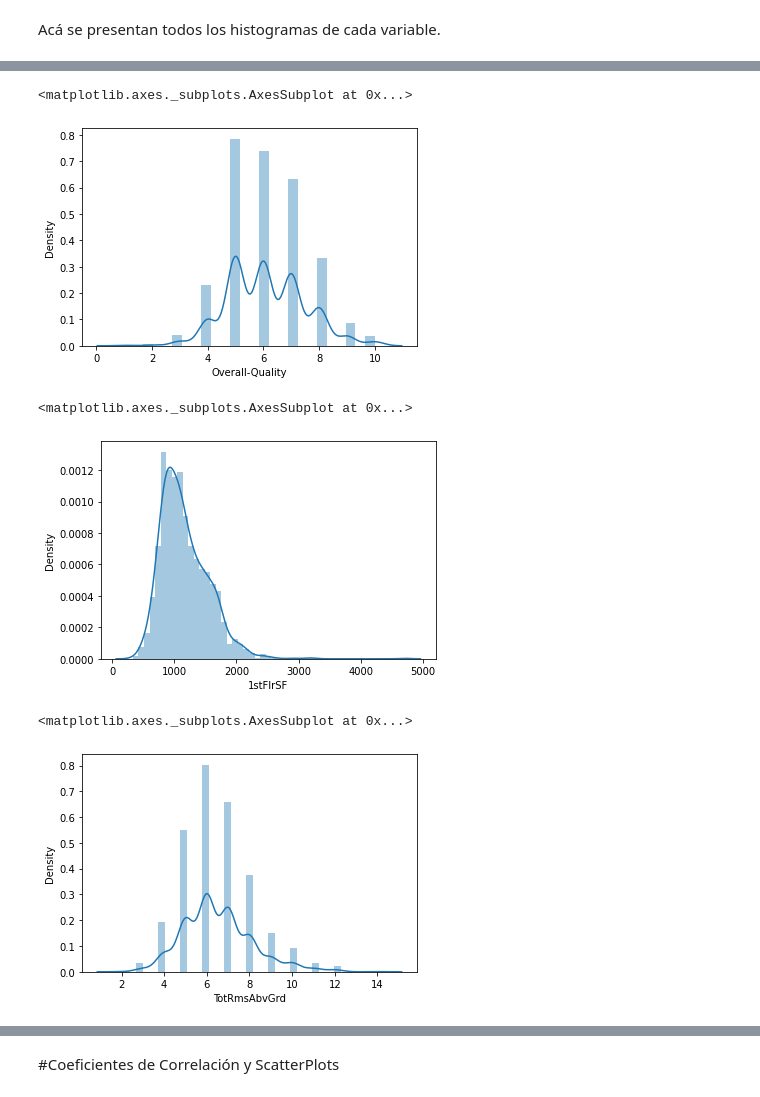
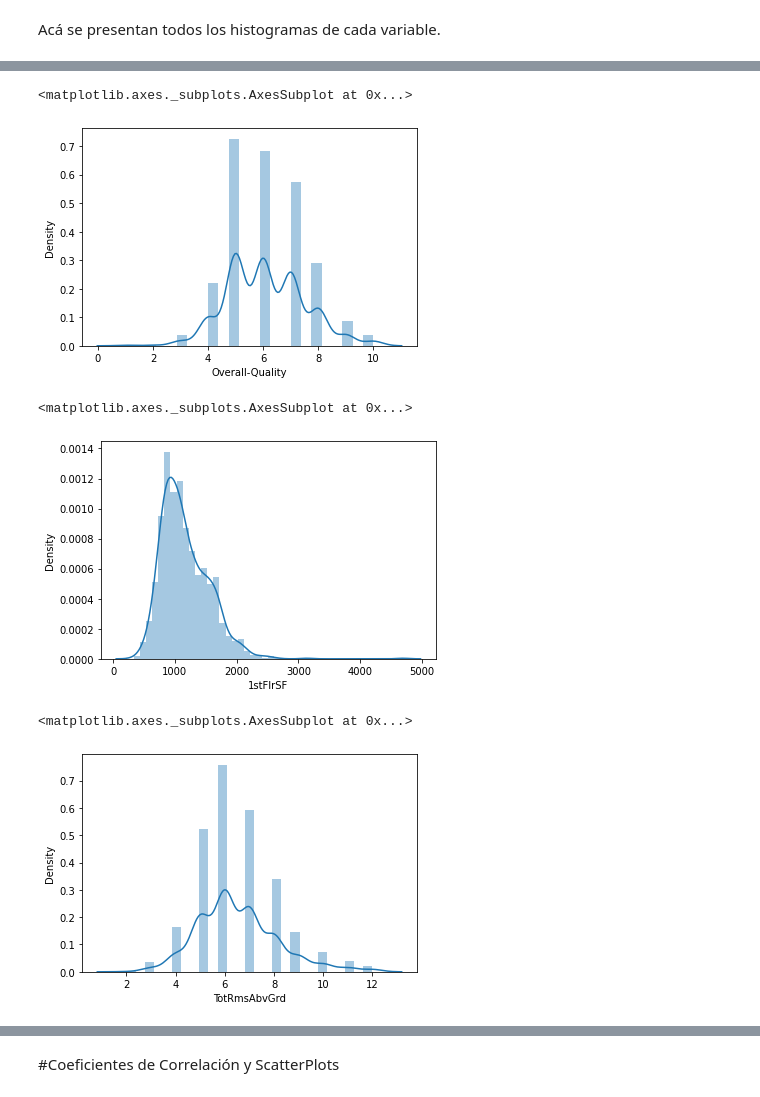
Before and after one commit to cristez/Proyecto1_Regresi-n_lineal_Python, a Jupyter notebook: Proyecto 1.ipynb, the cells around one changed output, grey strips where cells are left out. Drawn from its saved outputs; the diff is of its cells as text; code cells hidden in the pictures.

Commit message:
Versión 3: Los gráficos fueron cambiados a que sean de los datos de entrenamiento. Se implementó el algoalgoritmo del gradient-descent para una de las variables x

```diff
--- a/Proyecto 1.ipynb
+++ b/Proyecto 1.ipynb
@@ -46,7 +47,10 @@ data.head()
 El set es dividido en 2 partes. El data_train representa los datos a entrenar y el data_test representa los datos para validar nuestro algoritmo.
 # %%
 n=len(data)   #Número de registros en el dataSet
-train=int(0.8*n)   #80% de los registros totales para entrenar.
-data_train, data_test=data[:train], data[train:]   #Usando slicing para dividir el set en 2.
+data['Train'] = np.random.uniform(0,1,n) <=0.8 #Create a column to assign a number randomly to 80% of data.
+data_train, data_test=data[data['Train'] ==True], data[data['Train'] ==False]   #dividiendo el dataSet.
 print(f"Registros de entrenamiento: {len(data_train)} \nRegistros para Testeo: {len(data_test)} \n")
+del data['Train']
+del data_train['Train']
+del data_test['Train']
 # %% [output]
@@ -79,16 +92,16 @@ sns.distplot(data['Sale Price'])
 # %%
-sns.distplot(data['Overall-Quality'])
+sns.distplot(data_train['Overall-Quality'])
 # %% [output]
 <matplotlib.axes._subplots.AxesSubplot at 0x...>
-[figure, old version]
+[figure, new version]
 # %%
-sns.distplot(data['1stFlrSF'])
+sns.distplot(data_train['1stFlrSF'])
 # %% [output]
 <matplotlib.axes._subplots.AxesSubplot at 0x...>
-[figure, old version]
+[figure, new version]
 # %%
-sns.distplot(data['TotRmsAbvGrd'])
+sns.distplot(data_train['TotRmsAbvGrd'])
 # %% [output]
 <matplotlib.axes._subplots.AxesSubplot at 0x...>
-[figure, old version]
+[figure, new version]
 # %%
```
Also changed, not shown: parts of 17 cells of this notebook.
